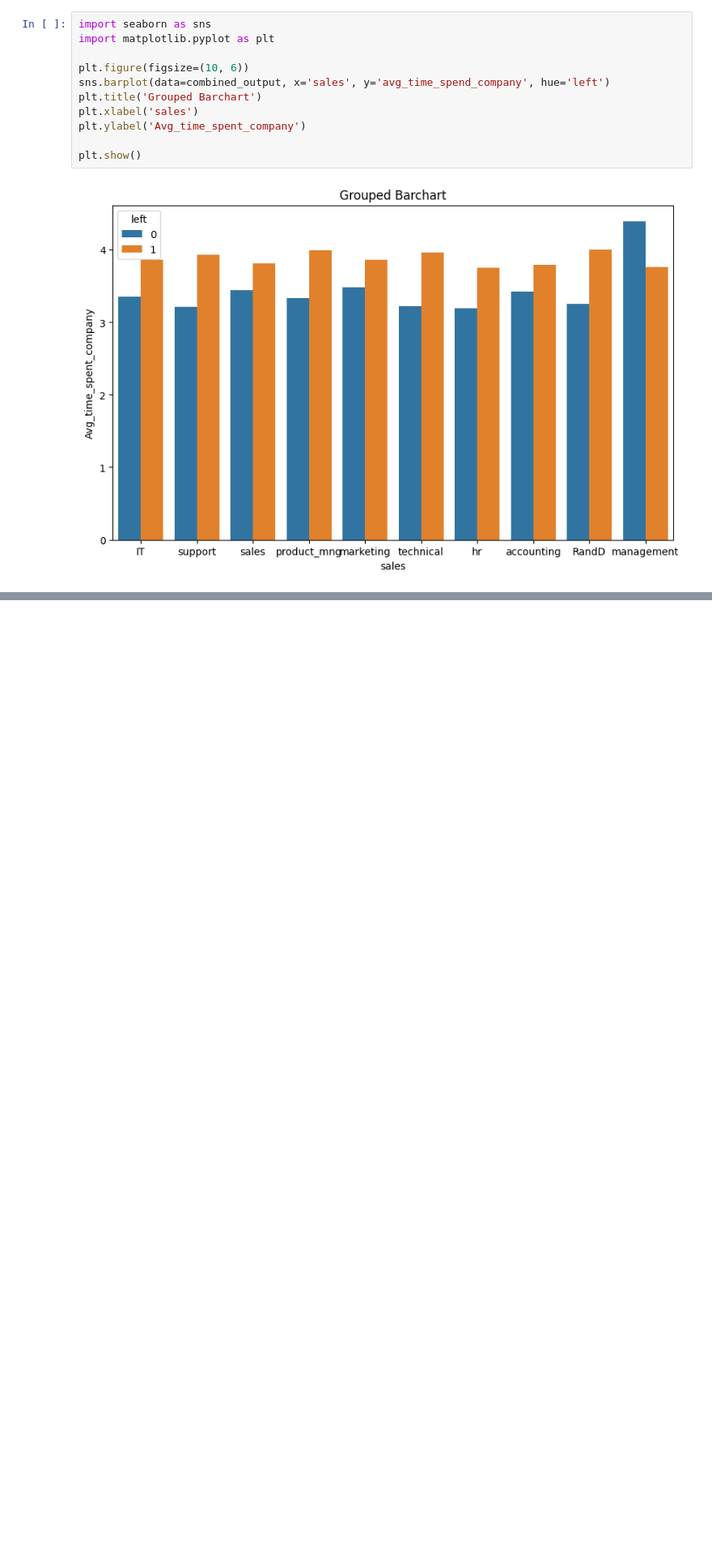
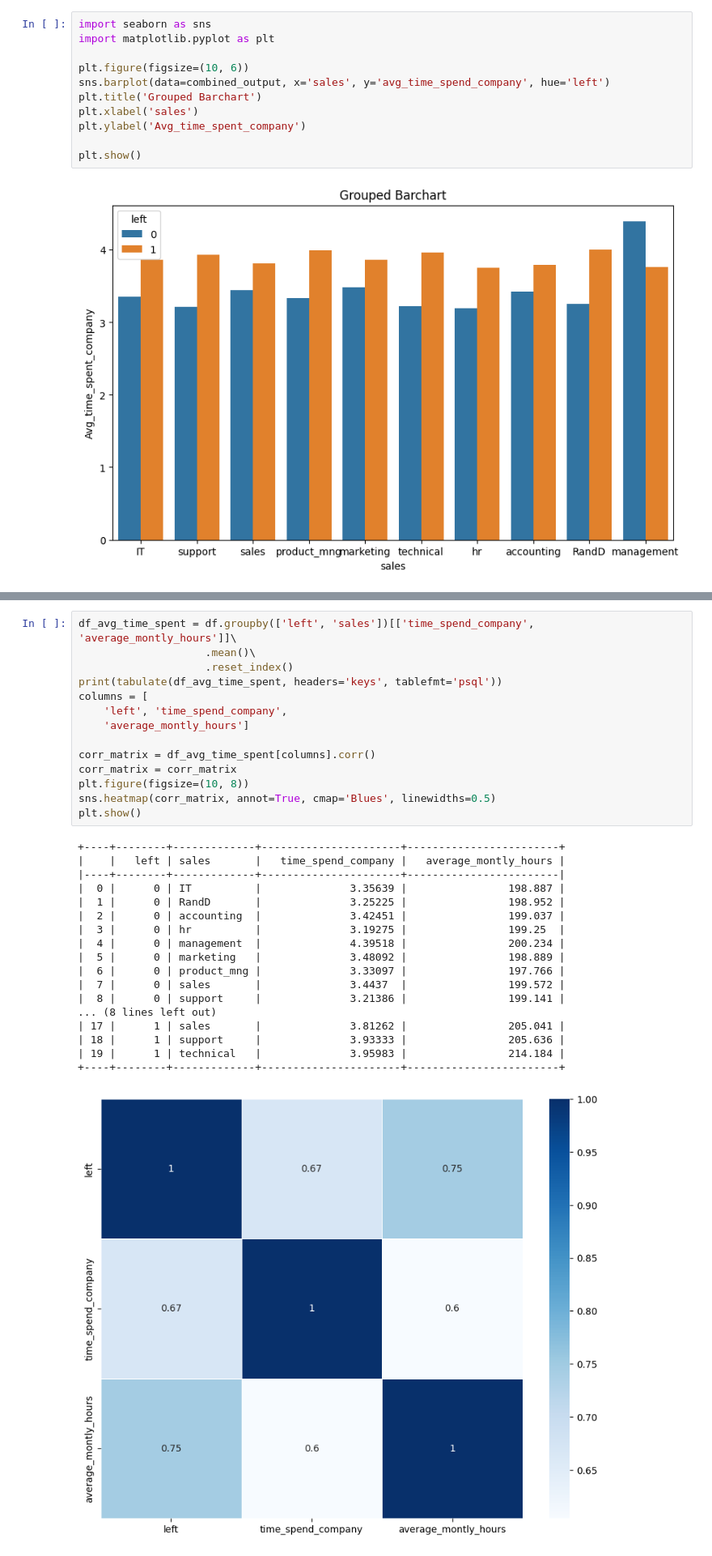
Before and after one commit to sivasamy1/data_analytics, a Jupyter notebook: group3_miniproject/HR_MINIPROJECT3.ipynb, the cells around one changed output, grey strips where cells are left out. Shown at 81% size. Saved outputs shown, nothing was run; the diff lists cells and outputs as text; blank space fills up the shorter version.

```diff
--- a/group3_miniproject/HR_MINIPROJECT3.ipynb
+++ b/group3_miniproject/HR_MINIPROJECT3.ipynb
@@ -257,0 +269,33 @@ plt.show()
+# %%
+df_avg_time_spent = df.groupby(['left', 'sales'])[['time_spend_company', 'average_montly_hours']]\
+                    .mean()\
+                    .reset_index()
+print(tabulate(df_avg_time_spent, headers='keys', tablefmt='psql'))
+columns = [
+    'left', 'time_spend_company',
+    'average_montly_hours']
+
+corr_matrix = df_avg_time_spent[columns].corr()
+corr_matrix = corr_matrix
+plt.figure(figsize=(10, 8))
+sns.heatmap(corr_matrix, annot=True, cmap='Blues', linewidths=0.5)
+plt.show()
+# %% [output]
++----+--------+-------------+----------------------+------------------------+
+|    |   left | sales       |   time_spend_company |   average_montly_hours |
+|----+--------+-------------+----------------------+------------------------|
+|  0 |      0 | IT          |              3.35639 |                198.887 |
+|  1 |      0 | RandD       |              3.25225 |                198.952 |
+|  2 |      0 | accounting  |              3.42451 |                199.037 |
+|  3 |      0 | hr          |              3.19275 |                199.25  |
+|  4 |      0 | management  |              4.39518 |                200.234 |
+|  5 |      0 | marketing   |              3.48092 |                198.889 |
+|  6 |      0 | product_mng |              3.33097 |                197.766 |
+|  7 |      0 | sales       |              3.4437  |                199.572 |
+|  8 |      0 | support     |              3.21386 |                199.141 |
+... (8 lines left out)
+| 17 |      1 | sales       |              3.81262 |                205.041 |
+| 18 |      1 | support     |              3.93333 |                205.636 |
+| 19 |      1 | technical   |              3.95983 |                214.184 |
++----+--------+-------------+----------------------+------------------------+
+[figure, added]
```
Also changed, not shown: parts of 5 cells of this notebook.
